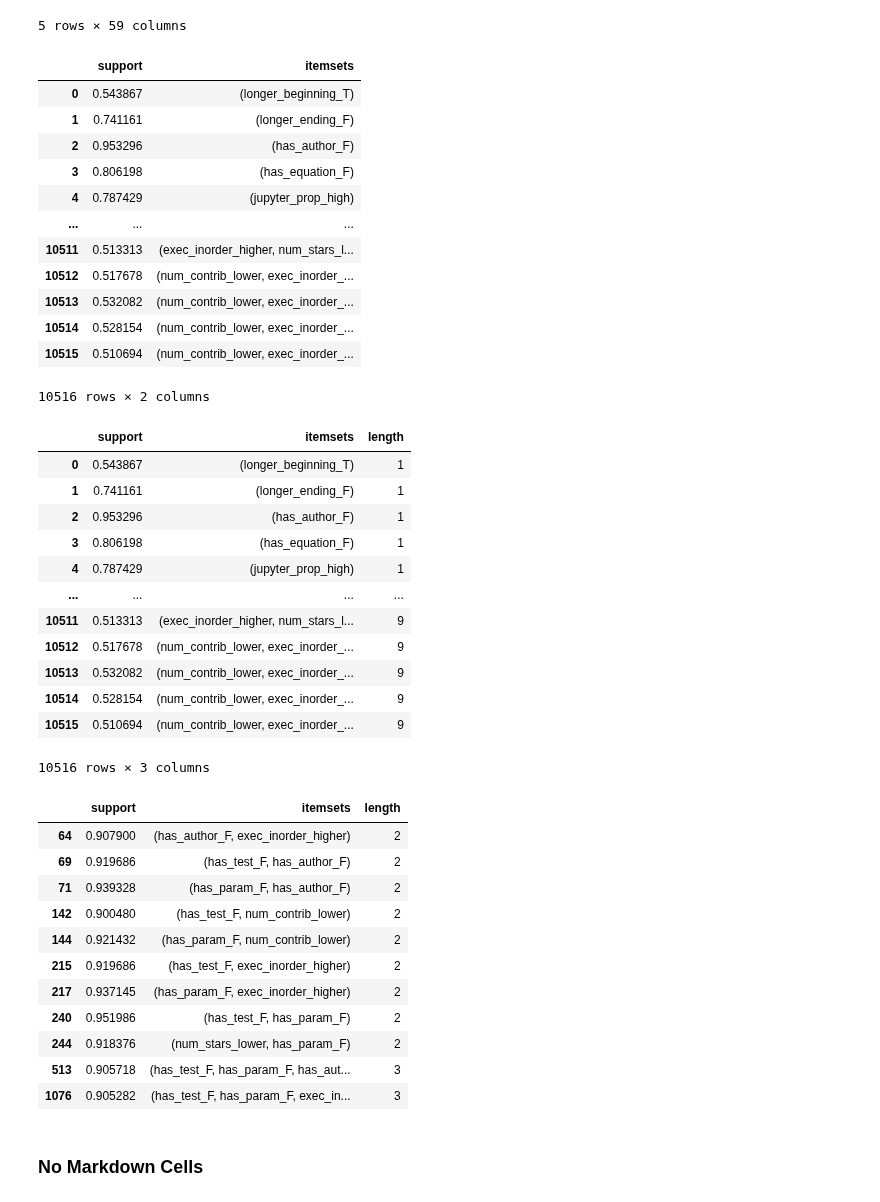
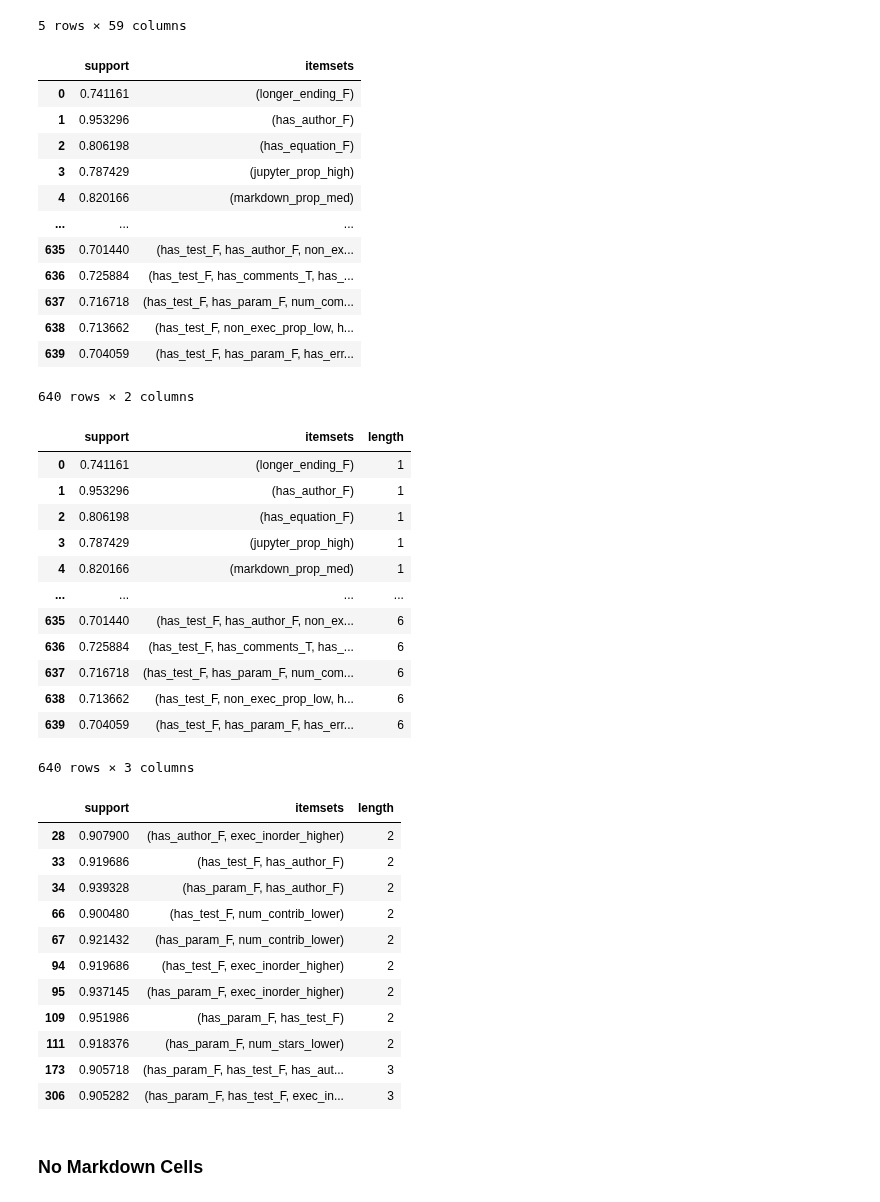
Before and after one commit to Isabel-Gan/quantifying-notebook-features, a Jupyter notebook: output/complete-runs/analysis/cat-factor-analysis.ipynb, the cells around one changed output. Cells and saved outputs as stored; diff of their text form; code cells hidden in the pictures.

Commit message:
narrowed down itemsets and rules

```diff
--- a/output/complete-runs/analysis/cat-factor-analysis.ipynb
+++ b/output/complete-runs/analysis/cat-factor-analysis.ipynb
@@ -899,59 +899,59 @@ md_one_hot.head()
 5 rows × 59 columns
 # %%
 # perform apriori algorithm on the dataframe
-md_itemsets = apriori(md_one_hot, min_support = 0.5, use_colnames = True)
+md_itemsets = apriori(md_one_hot, min_support = 0.7, use_colnames = True)
 
 # look at the itemsets
 md_itemsets
 # %% [output]
 |  | support | itemsets |
-| 0 | 0.543867 | (longer_beginning_T) |
-| 1 | 0.741161 | (longer_ending_F) |
-| 2 | 0.953296 | (has_author_F) |
-| 3 | 0.806198 | (has_equation_F) |
-| 4 | 0.787429 | (jupyter_prop_high) |
+| 0 | 0.741161 | (longer_ending_F) |
+| 1 | 0.953296 | (has_author_F) |
+| 2 | 0.806198 | (has_equation_F) |
+| 3 | 0.787429 | (jupyter_prop_high) |
+| 4 | 0.820166 | (markdown_prop_med) |
 | ... | ... | ... |
-| 10511 | 0.513313 | (exec_inorder_higher, num_stars_l... |
-| 10512 | 0.517678 | (num_contrib_lower, exec_inorder_... |
-| 10513 | 0.532082 | (num_contrib_lower, exec_inorder_... |
-| 10514 | 0.528154 | (num_contrib_lower, exec_inorder_... |
-| 10515 | 0.510694 | (num_contrib_lower, exec_inorder_... |
+| 635 | 0.701440 | (has_test_F, has_author_F, non_ex... |
+| 636 | 0.725884 | (has_test_F, has_comments_T, has_... |
+| 637 | 0.716718 | (has_test_F, has_param_F, num_com... |
+| 638 | 0.713662 | (has_test_F, non_exec_prop_low, h... |
+| 639 | 0.704059 | (has_test_F, has_param_F, has_err... |
-10516 rows × 2 columns
+640 rows × 2 columns
 # %%
 # add a column that counts the number of elements in the itemset
 md_itemsets['length'] = md_itemsets['itemsets'].apply(len)
 md_itemsets
 # %% [output]
 |  | support | itemsets | length |
-| 0 | 0.543867 | (longer_beginning_T) | 1 |
-| 1 | 0.741161 | (longer_ending_F) | 1 |
-| 2 | 0.953296 | (has_author_F) | 1 |
-| 3 | 0.806198 | (has_equation_F) | 1 |
-| 4 | 0.787429 | (jupyter_prop_high) | 1 |
+| 0 | 0.741161 | (longer_ending_F) | 1 |
+| 1 | 0.953296 | (has_author_F) | 1 |
+| 2 | 0.806198 | (has_equation_F) | 1 |
+| 3 | 0.787429 | (jupyter_prop_high) | 1 |
+| 4 | 0.820166 | (markdown_prop_med) | 1 |
 | ... | ... | ... | ... |
-| 10511 | 0.513313 | (exec_inorder_higher, num_stars_l... | 9 |
-| 10512 | 0.517678 | (num_contrib_lower, exec_inorder_... | 9 |
-| 10513 | 0.532082 | (num_contrib_lower, exec_inorder_... | 9 |
-| 10514 | 0.528154 | (num_contrib_lower, exec_inorder_... | 9 |
-| 10515 | 0.510694 | (num_contrib_lower, exec_inorder_... | 9 |
+| 635 | 0.701440 | (has_test_F, has_author_F, non_ex... | 6 |
+| 636 | 0.725884 | (has_test_F, has_comments_T, has_... | 6 |
+| 637 | 0.716718 | (has_test_F, has_param_F, num_com... | 6 |
+| 638 | 0.713662 | (has_test_F, non_exec_prop_low, h... | 6 |
+| 639 | 0.704059 | (has_test_F, has_param_F, has_err... | 6 |
-10516 rows × 3 columns
+640 rows × 3 columns
 # %%
 # filter the itemsets
 md_itemsets[(md_itemsets['length'] >= 2) &
            (md_itemsets['support'] >= 0.9)]
 # %% [output]
 |  | support | itemsets | length |
-| 64 | 0.907900 | (has_author_F, exec_inorder_higher) | 2 |
-| 69 | 0.919686 | (has_test_F, has_author_F) | 2 |
-| 71 | 0.939328 | (has_param_F, has_author_F) | 2 |
-| 142 | 0.900480 | (has_test_F, num_contrib_lower) | 2 |
-| 144 | 0.921432 | (has_param_F, num_contrib_lower) | 2 |
-| 215 | 0.919686 | (has_test_F, exec_inorder_higher) | 2 |
-| 217 | 0.937145 | (has_param_F, exec_inorder_higher) | 2 |
-| 240 | 0.951986 | (has_test_F, has_param_F) | 2 |
-| 244 | 0.918376 | (num_stars_lower, has_param_F) | 2 |
-| 513 | 0.905718 | (has_test_F, has_param_F, has_aut... | 3 |
-| 1076 | 0.905282 | (has_test_F, has_param_F, exec_in... | 3 |
+| 28 | 0.907900 | (has_author_F, exec_inorder_higher) | 2 |
+| 33 | 0.919686 | (has_test_F, has_author_F) | 2 |
+| 34 | 0.939328 | (has_param_F, has_author_F) | 2 |
+| 66 | 0.900480 | (has_test_F, num_contrib_lower) | 2 |
+| 67 | 0.921432 | (has_param_F, num_contrib_lower) | 2 |
+| 94 | 0.919686 | (has_test_F, exec_inorder_higher) | 2 |
+| 95 | 0.937145 | (has_param_F, exec_inorder_higher) | 2 |
+| 109 | 0.951986 | (has_param_F, has_test_F) | 2 |
+| 111 | 0.918376 | (has_param_F, num_stars_lower) | 2 |
+| 173 | 0.905718 | (has_param_F, has_test_F, has_aut... | 3 |
+| 306 | 0.905282 | (has_param_F, has_test_F, exec_in... | 3 |
 # %% [markdown]
 ### No Markdown Cells
 # %%
```
Also changed, not shown: parts of 11 cells of this notebook, 8 other files.
